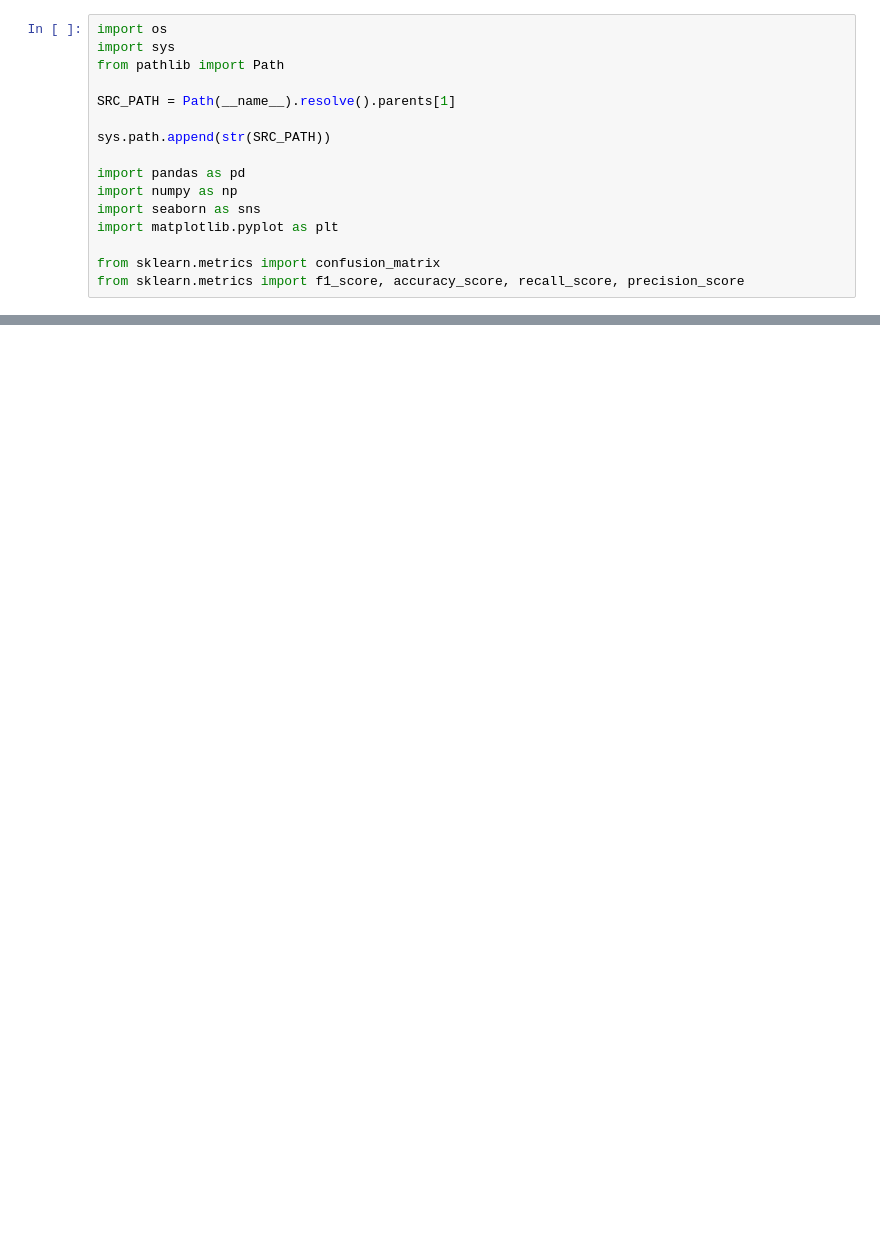
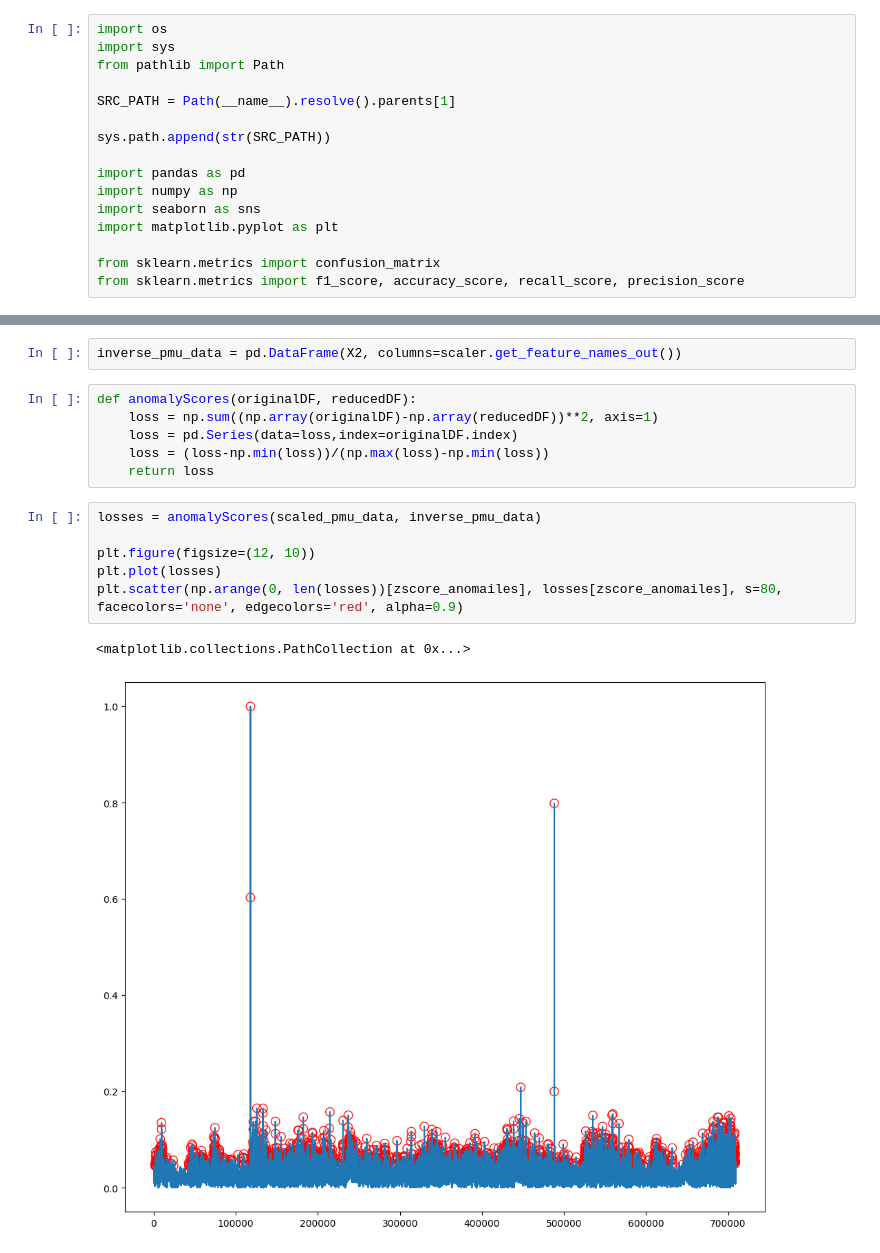
Before and after one commit to Rakdol/PMU-detection, a Jupyter notebook: notebooks/operator.ipynb, the cells around one changed output, grey strips where cells are left out. Cells and saved outputs as stored; diff of their text form; blank space fills up the shorter version.

```diff
--- a/notebooks/operator.ipynb
+++ b/notebooks/operator.ipynb
@@ -236,0 +116,17 @@ array([[11935,     5],
+# %%
+inverse_pmu_data = pd.DataFrame(X2, columns=scaler.get_feature_names_out())
+# %%
+def anomalyScores(originalDF, reducedDF):
+    loss = np.sum((np.array(originalDF)-np.array(reducedDF))**2, axis=1)
+    loss = pd.Series(data=loss,index=originalDF.index)
+    loss = (loss-np.min(loss))/(np.max(loss)-np.min(loss))
+    return loss
+# %%
+losses = anomalyScores(scaled_pmu_data, inverse_pmu_data)
+
+plt.figure(figsize=(12, 10))
+plt.plot(losses)
+plt.scatter(np.arange(0, len(losses))[zscore_anomailes], losses[zscore_anomailes], s=80, facecolors='none', edgecolors='red', alpha=0.9)
+# %% [output]
+<matplotlib.collections.PathCollection at 0x...>
+[figure, added]
```
Also changed, not shown: parts of 43 cells of this notebook, 4 other files.
